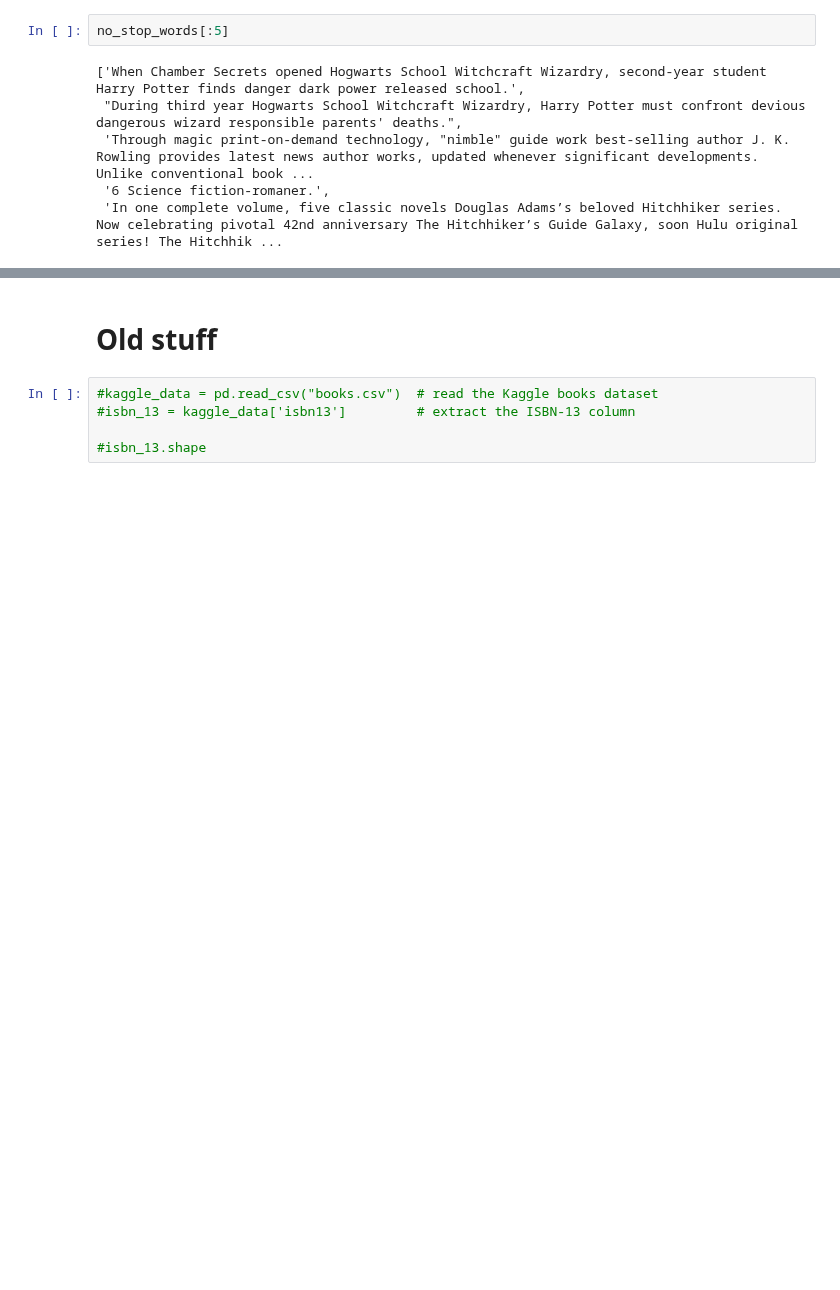
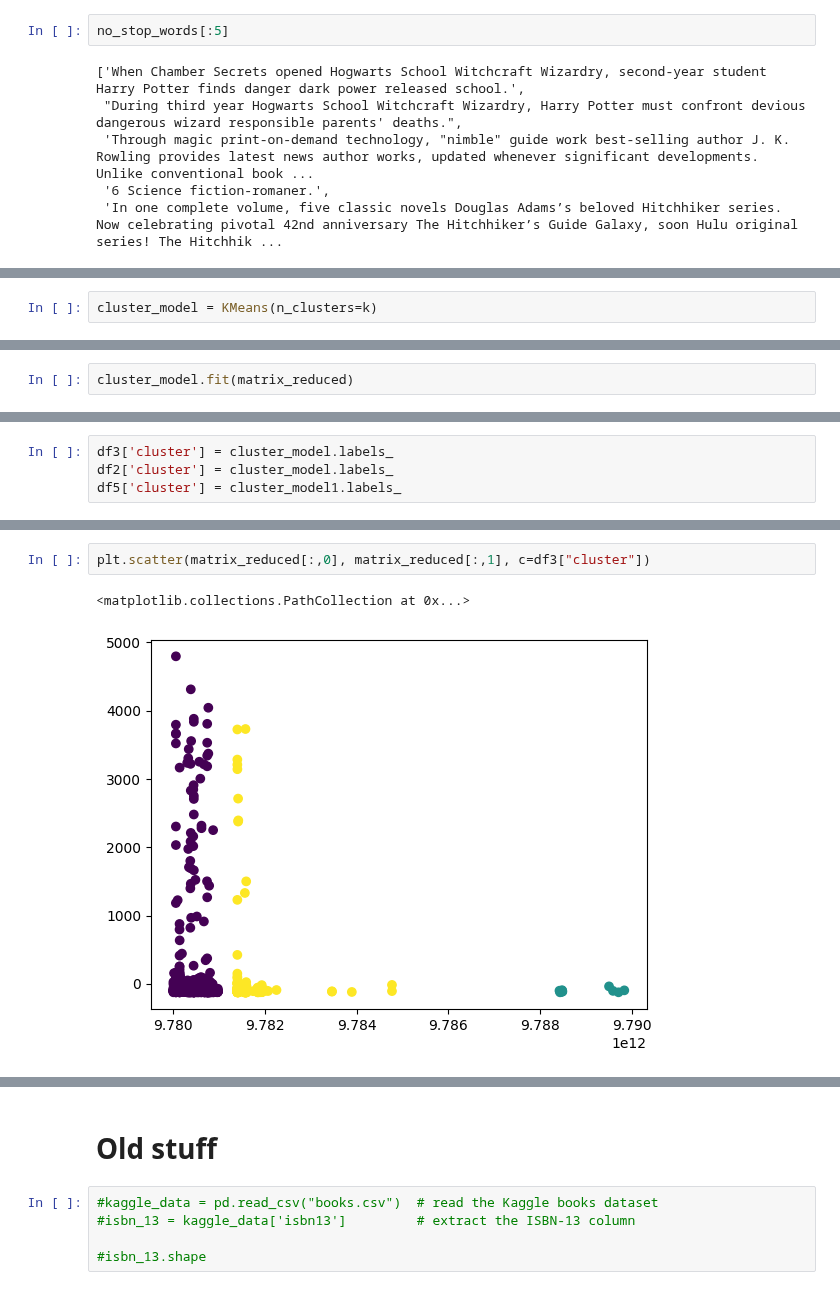
Before and after one commit to manny-pi/inst.414.final-project.repo, a Jupyter notebook: BenWork/BenLookingAtTheData.ipynb, the cells around one changed output, grey strips where cells are left out. Drawn from its saved outputs; the diff is of its cells as text; blank space fills up the shorter version.

```diff
--- a/BenWork/BenLookingAtTheData.ipynb
+++ b/BenWork/BenLookingAtTheData.ipynb
@@ -186,0 +306,2 @@ df2.head()
+# %%
+cluster_model = KMeans(n_clusters=k)
@@ -186,0 +310,2 @@ df2.head()
+# %%
+cluster_model.fit(matrix_reduced)
@@ -186,0 +318,4 @@ df2.head()
+# %%
+df3['cluster'] = cluster_model.labels_
+df2['cluster'] = cluster_model.labels_
+df5['cluster'] = cluster_model1.labels_
@@ -186,0 +345,5 @@ df2.head()
+# %%
+plt.scatter(matrix_reduced[:,0], matrix_reduced[:,1], c=df3["cluster"])
+# %% [output]
+<matplotlib.collections.PathCollection at 0x...>
+[figure, added]
```
Also changed, not shown: parts of 39 cells of this notebook.
